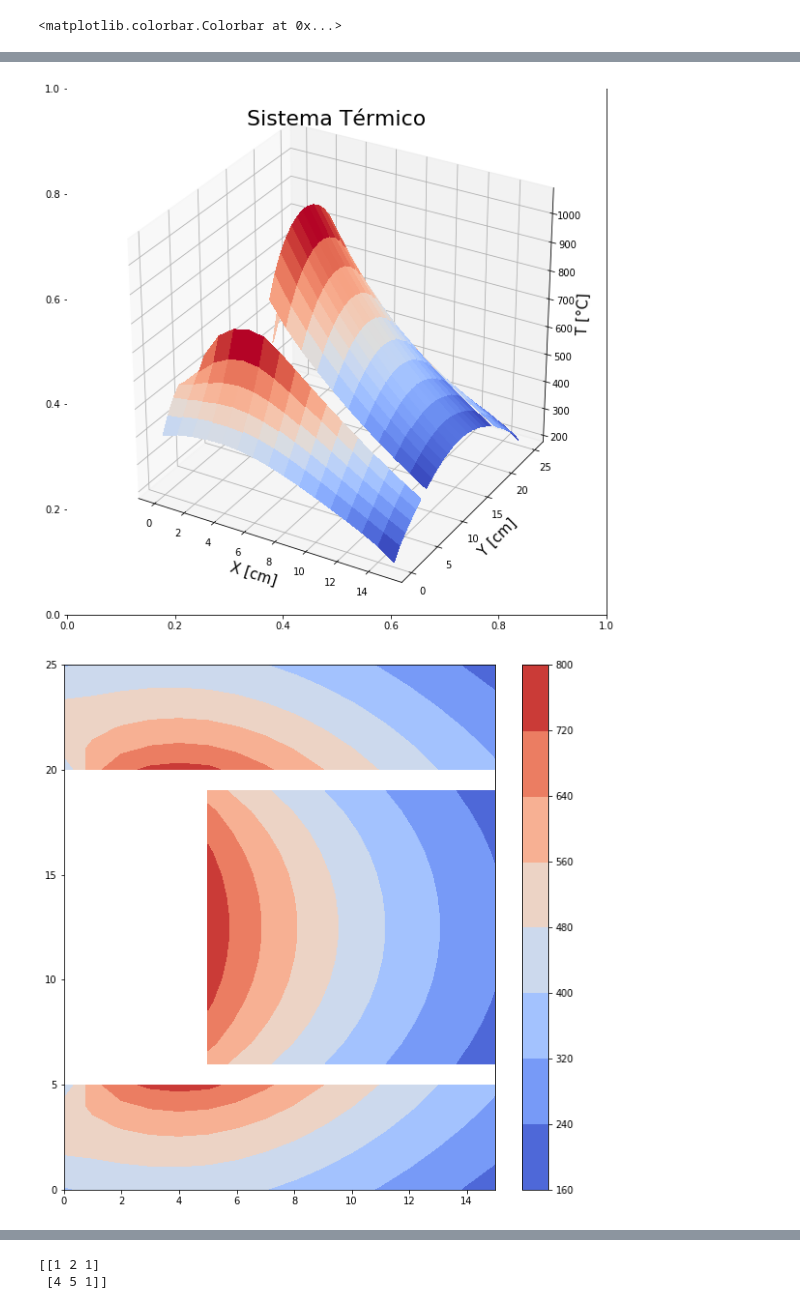
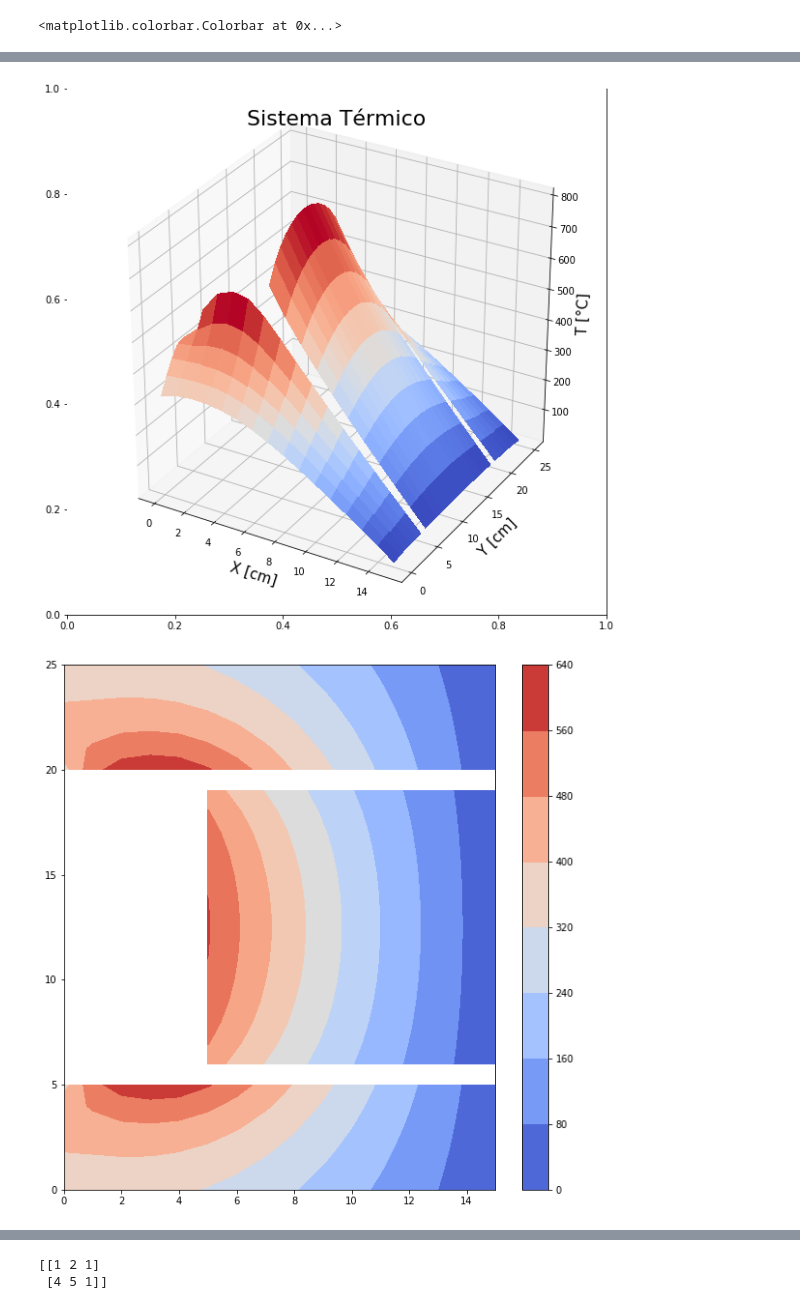
Before and after one commit to AndresFlorez-Git/Proyectos_Transferencia_de_Calor, a Jupyter notebook: Proyecto_2.ipynb, the cells around one changed output, grey strips where cells are left out. Drawn from its saved outputs; the diff is of its cells as text; code cells hidden in the pictures.

```diff
--- a/Proyecto_2.ipynb
+++ b/Proyecto_2.ipynb
@@ -18,7 +18,7 @@ h2 = 5   #Agua
 # Conducción:
 k = 50
 # Calor de entrada:
-q = 5e3
+q = 5e3/0.02
 
 
 Temperatura_interior = 700
@@ -90,7 +90,8 @@ for i in range (0,np.shape(X3)[0]):
         XY[cto][0] = X3[i][j]
         XY[cto][1] = Y3[i][j]
         cto = cto + 1
-
+h2 = 150
+q = q*0.02
 
 # Nodos interiores
 
@@ -535,35 +536,35 @@ for i in range (0,np.shape(X2)[0]):
 for i in range (0,np.shape(X3)[0]):
     for j in range(0,np.shape(X3)[1]):
         X3_Temp[i][j] = Temp[cto]
         cto = cto + 1
 
 
 fig, ax = plt.subplots(figsize=(10,10))
 ax = fig.add_subplot(1,1,1,projection='3d')
 ax.plot_surface(X1, Y1, X1_Temp, cmap=cm.coolwarm, linewidth=0, antialiased=False)
 ax.plot_surface(X2, Y2, X2_Temp, cmap=cm.coolwarm, linewidth=0, antialiased=False)
 ax.plot_surface(X3, Y3, X3_Temp, cmap=cm.coolwarm, linewidth=0, antialiased=False)
 plt.title('Sistema Térmico',fontsize = 22)
 plt.xlabel('X [cm]',fontsize=15)
 plt.ylabel('Y [cm]',fontsize=15)
 ax.set_zlabel('T [°C]',fontsize=15)
 plt.savefig('Prefil_temp.png')
 
 plt.figure(figsize = (10,10))
 plt.contourf(X1, Y1, X1_Temp,cmap=cm.coolwarm)
 plt.contourf(X2, Y2, X2_Temp,cmap=cm.coolwarm)
 plt.contourf(X3, Y3, X3_Temp,cmap=cm.coolwarm)
 plt.savefig('contorno_temp.png')
 plt.colorbar()
 # %% [output]
 La Cantidad todal de Nodos en el sistema es de:  346  Nodos
 El espaciado entre nodos por la dirección x es:  1.0 cm
 El espaciado entre nodos por la dirección y es:  1.0 cm
 <matplotlib.colorbar.Colorbar at 0x...>
 [figure]
 [figure]
-[figure, old version]
+[figure, new version]
-[figure, old version]
+[figure, new version]
 # %%
 x_total = np.linspace(0,15,16)
 y_total = np.linspace(0,15,26)
```
Also changed, not shown: parts of 3 cells of this notebook.
